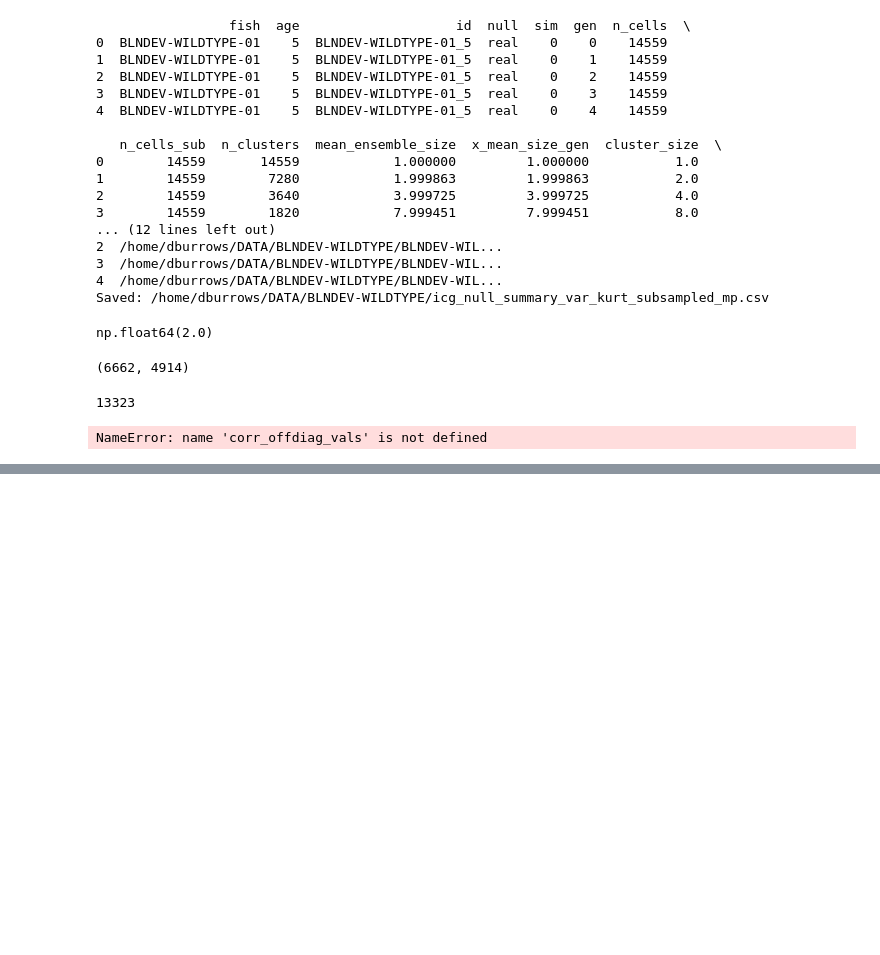
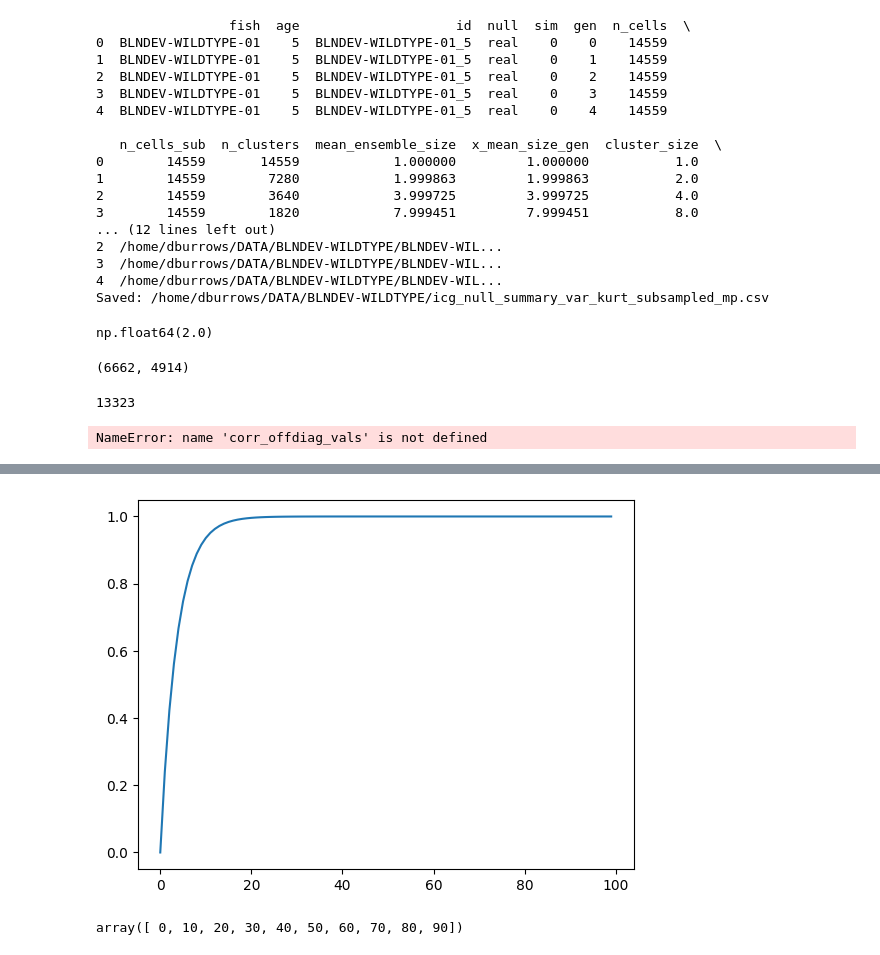
Before and after one commit to dmnburrows/multiscale_dev_dynamics, a Jupyter notebook: model_check.ipynb, the cells around one changed output, grey strips where cells are left out. Drawn from its saved outputs; the diff is of its cells as text; code cells hidden in the pictures; blank space fills up the shorter version.

```diff
--- a/model_check.ipynb
+++ b/model_check.ipynb
@@ -2466,0 +2567,11 @@ NameError: name 'corr_offdiag_vals' is not defined
+# %%
+x = np.arange(0,100)
+y = 1 - np.exp(-w*x)
+plt.plot(x,y)
+plt.show()
+# %% [output]
+[figure, added]
+# %%
+np.arange(0,100,10)
+# %% [output]
+array([ 0, 10, 20, 30, 40, 50, 60, 70, 80, 90])
```
Also changed, not shown: parts of 17 cells of this notebook.
